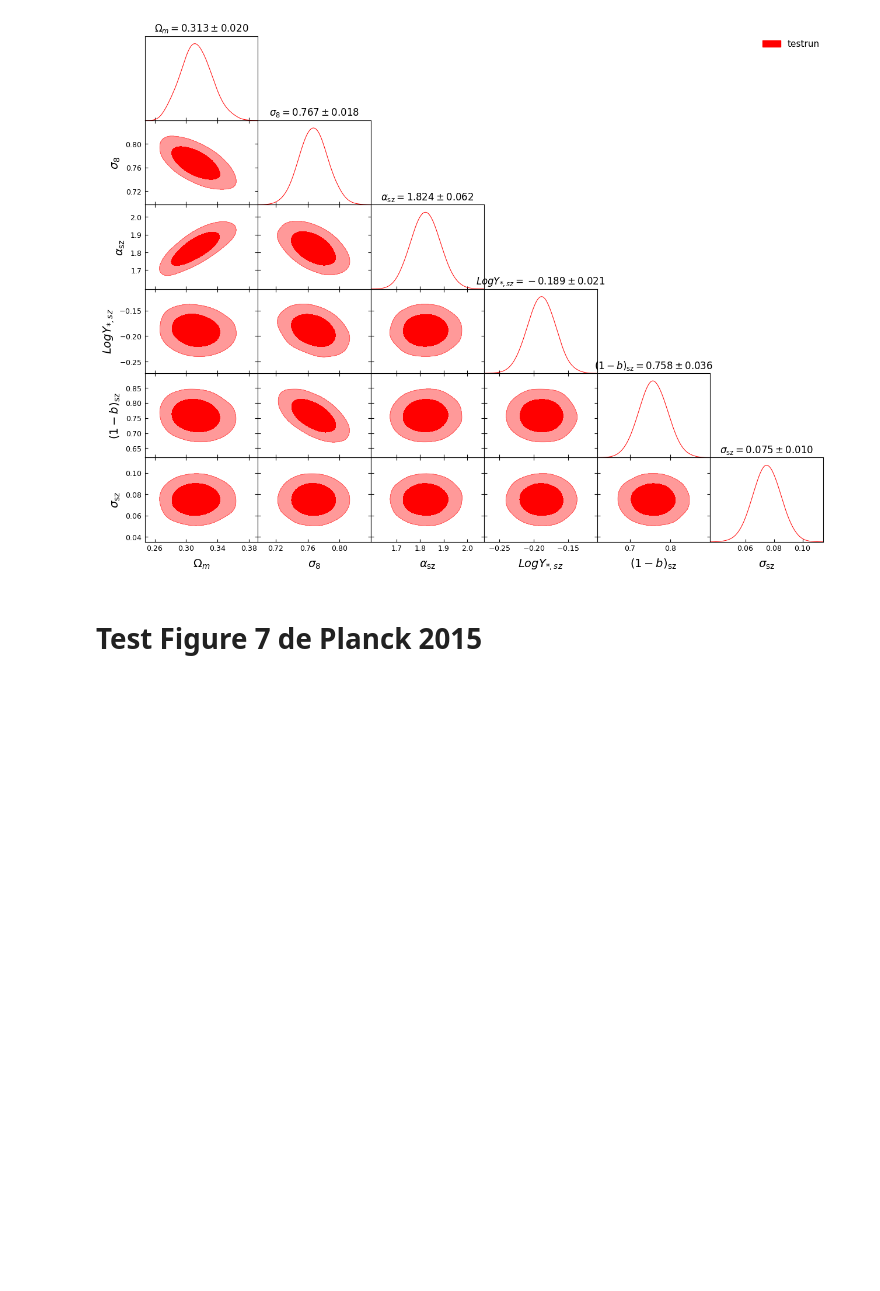
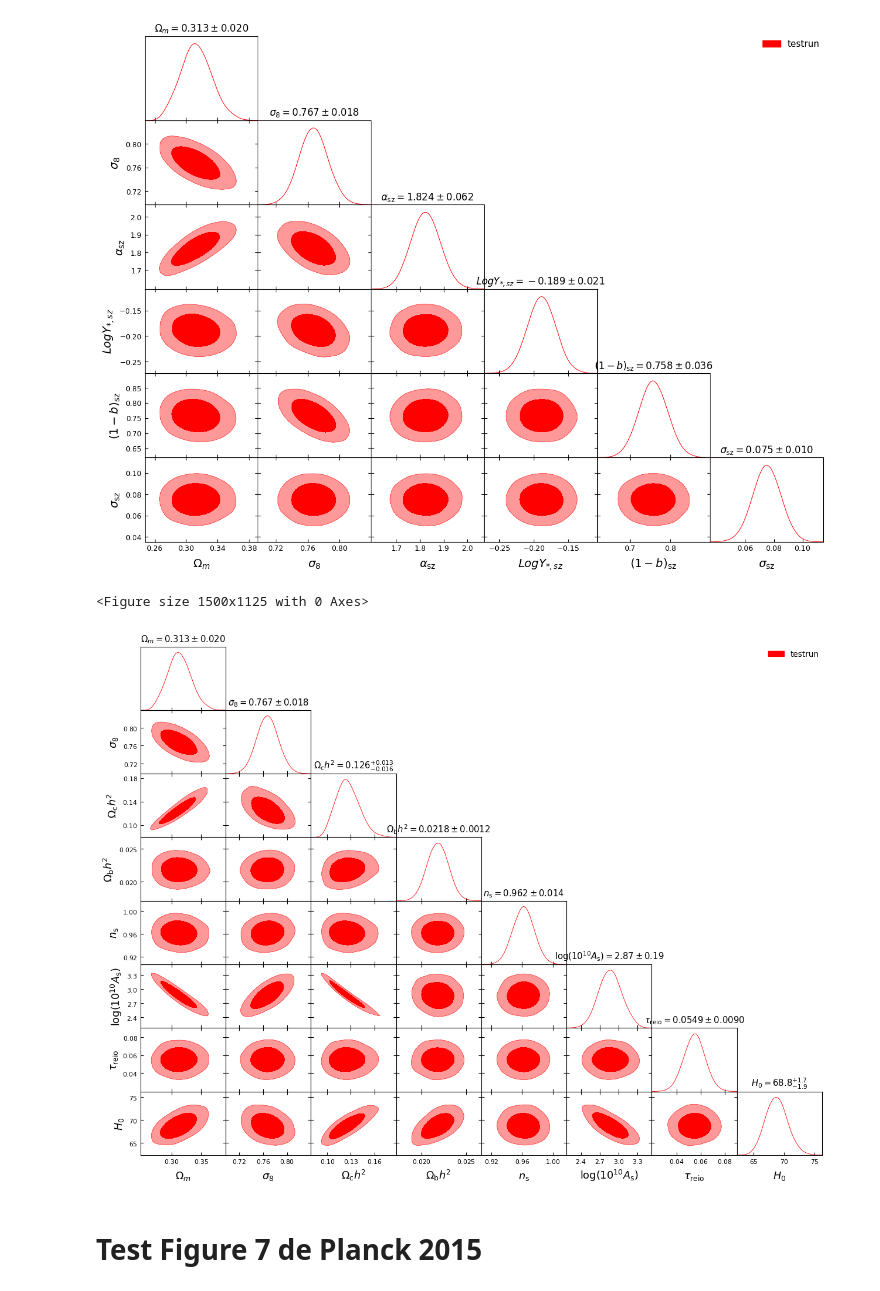
Before and after one commit to Thomas054/My_hmf, a Jupyter notebook: Cobaya/Test_Cobaya.ipynb, the cells around one changed output. Saved outputs shown, nothing was run; the diff lists cells and outputs as text; code cells hidden in the pictures; blank space fills up the shorter version.

```diff
--- a/Cobaya/Test_Cobaya.ipynb
+++ b/Cobaya/Test_Cobaya.ipynb
@@ -64,6 +70,35 @@ g.triangle_plot(
 # %% [output]
 <Figure size 1500x1125 with 0 Axes>
 [figure]
+# %%
+# Plot de tous les paramètres cosmo
+
+samples = [testrun]  # Liste des échantillons auxquels on s'intéresse
+g = plots.get_single_plotter(chain_dir=path, width_inch=15)
+
+# Pour faire joli
+g.settings.figure_legend_frame = False
+g.settings.alpha_filled_add = 0.4
+g.settings.title_limit_fontsize = 14
+g.settings.legend_fontsize = 13
+g.settings.axes_labelsize = 16
+
+# Plot
+g.triangle_plot(
+    samples,
+    ["omegam", "sigma8", "omch2","ombh2","ns","logA","tau","H0"],   # Paramètres à afficher
+    filled=[True],
+    legend_labels=["testrun"],  # 1 label par sample
+    legend_loc="upper right",   # Position de la légende
+    contour_colors=["red"],
+    title_limit=1,
+    markers={"x2": 0},
+)
+
+# g.export('testrun_triangle.pdf')
+# %% [output]
+<Figure size 1500x1125 with 0 Axes>
+[figure, added]
 # %% [markdown]
 # Test Figure 7 de Planck 2015
 # %%
```
Also changed, not shown: parts of 3 cells of this notebook.
